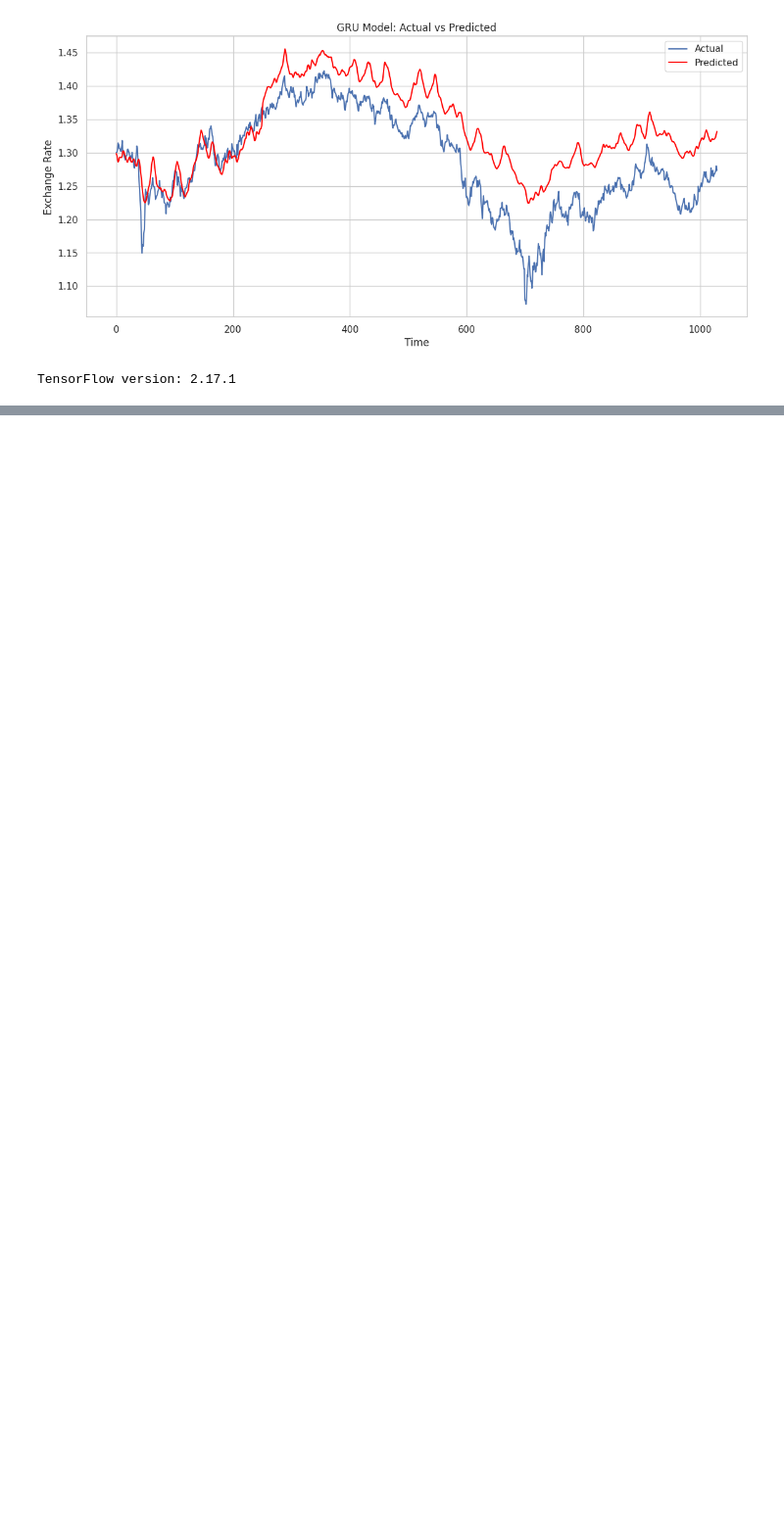
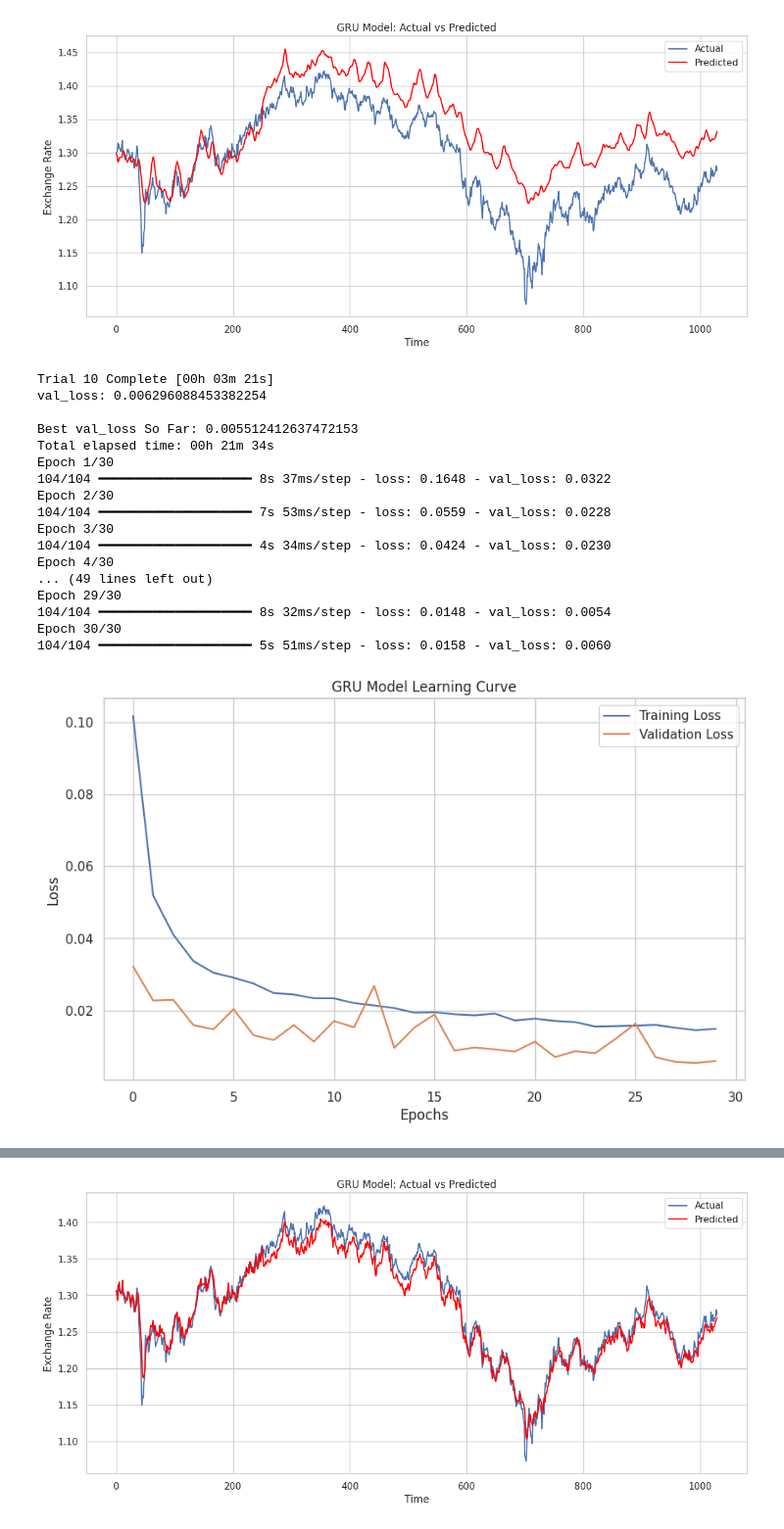
Before and after one commit to FunmilolaAdetuwo/Final-Project, a Jupyter notebook: Advanced_AI_Techniques_for_Predicting_Currency_Exchange_Rates_A_Deep_Learning_Approach.ipynb, the cells around one changed output, grey strips where cells are left out. Shown at 98% size. Cells and saved outputs as stored; diff of their text form; code cells hidden in the pictures; blank space fills up the shorter version.

```diff
--- a/Advanced_AI_Techniques_for_Predicting_Currency_Exchange_Rates_A_Deep_Learning_Approach.ipynb
+++ b/Advanced_AI_Techniques_for_Predicting_Currency_Exchange_Rates_A_Deep_Learning_Approach.ipynb
@@ -871,23 +871,22 @@ def build_gru_model(hp):
     mdl_gru_hp = Sequential()
     mdl_gru_hp.add(Input(shape=(X_trn_seq_gru.shape[1], X_trn_seq_gru.shape[2])))
     mdl_gru_hp.add(GRU(
-        units=hp.get('units1'),
+        units=hp.Int('units1', min_value=32, max_value=256, step=32),
         return_sequences=True,
-        kernel_regularizer=l2(hp.get('l2_1'))
+        kernel_regularizer=l2(hp.Float('l2_1', min_value=0.0001, max_value=0.01, sampling='log'))
     ))
-    mdl_gru_hp.add(Dropout(hp.get('dropout1')))
+    mdl_gru_hp.add(Dropout(hp.Float('dropout1', min_value=0.1, max_value=0.5, step=0.1)))
     mdl_gru_hp.add(GRU(
-        units=hp.get('units2'),
-        kernel_regularizer=l2(hp.get('l2_2'))
+        units=hp.Int('units2', min_value=32, max_value=256, step=32),
+        kernel_regularizer=l2(hp.Float('l2_2', min_value=0.0001, max_value=0.01, sampling='log'))
     ))
-    mdl_gru_hp.add(Dropout(hp.get('dropout2')))
+    mdl_gru_hp.add(Dropout(hp.Float('dropout2', min_value=0.1, max_value=0.5, step=0.1)))
     mdl_gru_hp.add(Dense(1))
     mdl_gru_hp.compile(
-        optimizer=Adam(hp.get('learning_rate')),
+        optimizer=Adam(hp.Choice('learning_rate', values=[1e-4, 1e-3, 1e-2])),
         loss='mean_squared_error'
     )
     return mdl_gru_hp
-
 
 
 # Setting up RandomSearch
@@ -924,31 +923,48 @@ bst_mdl_gru_hp = build_gru_model(bst_gru_hp)
 hstory_gru_hp = bst_mdl_gru_hp.fit(X_trn_seq_gru, y_trn_seq_gru, epochs=30, validation_split=0.2, callbacks=[early_stopping_gru_hp])
 
 
 # Plotting the learning curve
 plt.figure(figsize=(10, 6))
 plt.plot(hstory_gru_hp.history['loss'], label='Training Loss')
 plt.plot(hstory_gru_hp.history['val_loss'], label='Validation Loss')
 plt.title('GRU Model Learning Curve')
 plt.xlabel('Epochs')
 plt.ylabel('Loss')
 plt.legend()
 plt.grid(True)
 plt.show()
 
 
 # Predicting and plotting the actual vs predicted values
 y_pred_scld_gru_hp = bst_mdl_gru_hp.predict(X_tst_seq_gru)
 y_pred_gru_hp = tgt_sclr.inverse_transform(y_pred_scld_gru_hp)
 y_actl_gru_hp = tgt_sclr.inverse_transform(y_tst_seq_gru)
 
 
 plt.figure(figsize=(14, 6))
 plt.plot(y_actl_gru_hp, label='Actual')
 plt.plot(y_pred_gru_hp, label='Predicted', color='red')
 plt.title('GRU Model: Actual vs Predicted')
 plt.xlabel('Time')
 plt.ylabel('Exchange Rate')
 plt.legend()
 plt.show()
 # %% [output]
-TensorFlow version: 2.17.1
+Trial 10 Complete [00h 03m 21s]
+val_loss: 0.006296088453382254
+
+Best val_loss So Far: 0.005512412637472153
+Total elapsed time: 00h 21m 34s
+Epoch 1/30
+104/104 ━━━━━━━━━━━━━━━━━━━━ 8s 37ms/step - loss: 0.1648 - val_loss: 0.0322
+Epoch 2/30
+104/104 ━━━━━━━━━━━━━━━━━━━━ 7s 53ms/step - loss: 0.0559 - val_loss: 0.0228
+Epoch 3/30
+104/104 ━━━━━━━━━━━━━━━━━━━━ 4s 34ms/step - loss: 0.0424 - val_loss: 0.0230
+Epoch 4/30
+... (49 lines left out)
+Epoch 29/30
+104/104 ━━━━━━━━━━━━━━━━━━━━ 8s 32ms/step - loss: 0.0148 - val_loss: 0.0054
+Epoch 30/30
+104/104 ━━━━━━━━━━━━━━━━━━━━ 5s 51ms/step - loss: 0.0158 - val_loss: 0.0060
+[figure, added]
@@ -956,2 +972,3 @@ KeyError: 'units1 does not exist.'
+[figure, added]
 # %%
 # Evaluating the GRU model
```
Also changed, not shown: parts of 2 cells of this notebook.
